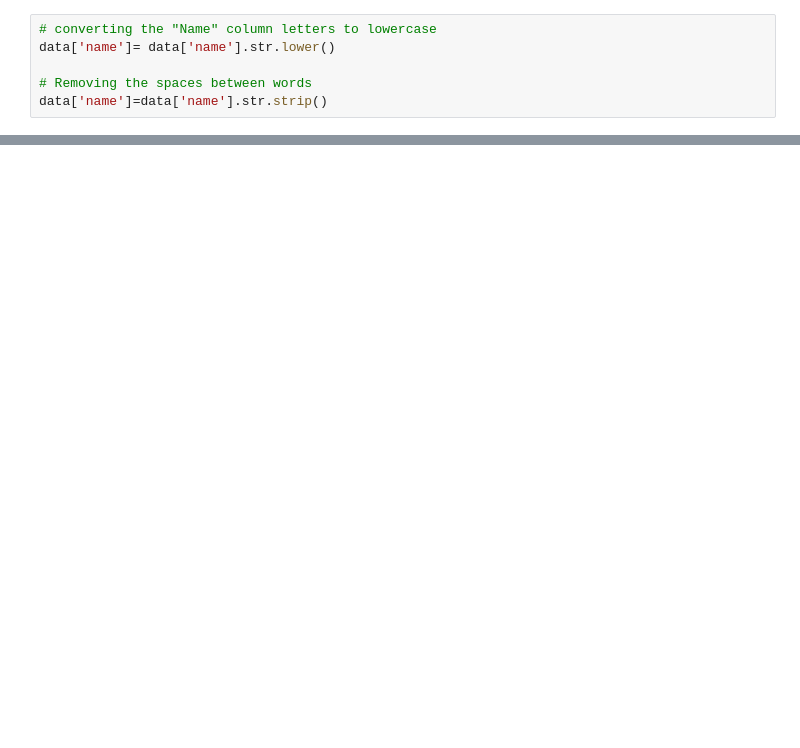
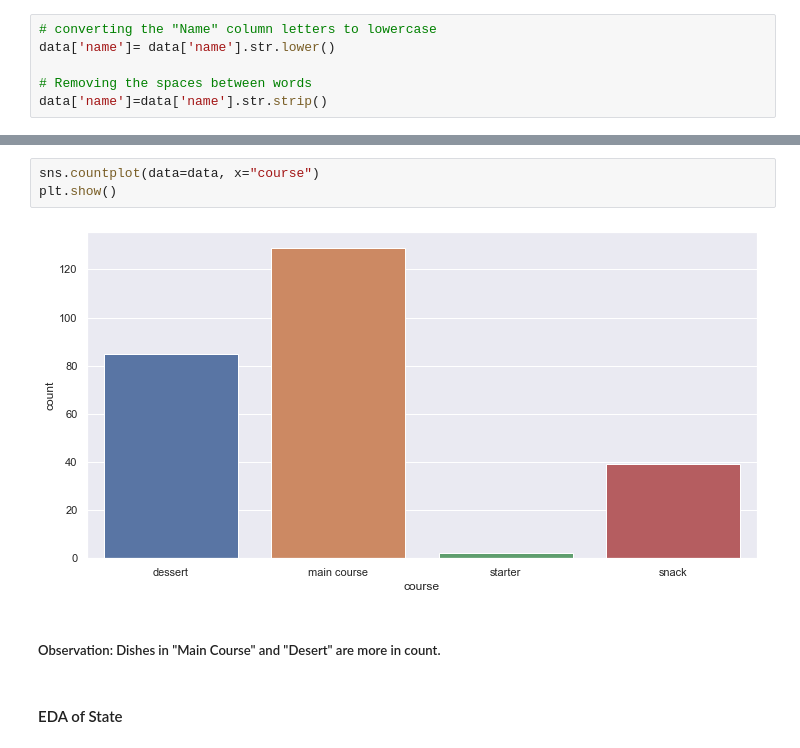
Before and after one commit to vibuverma/cuisine-recoomedations, a Jupyter notebook: Cuisine Reccomendation.ipynb, the cells around one changed output, grey strips where cells are left out. Saved outputs shown, nothing was run; the diff lists cells and outputs as text; blank space fills up the shorter version.

```diff
--- a/Cuisine Reccomendation.ipynb
+++ b/Cuisine Reccomendation.ipynb
@@ -82,0 +221,9 @@ data['name']=data['name'].str.strip()
+# %%
+sns.countplot(data=data, x="course")
+plt.show()
+# %% [output]
+[figure, added]
+# %% [markdown]
+##### Observation: Dishes in "Main Course" and "Desert" are more in count.
+# %% [markdown]
+#### EDA of State
```
Also changed, not shown: parts of 82 cells of this notebook, 3 other files.
